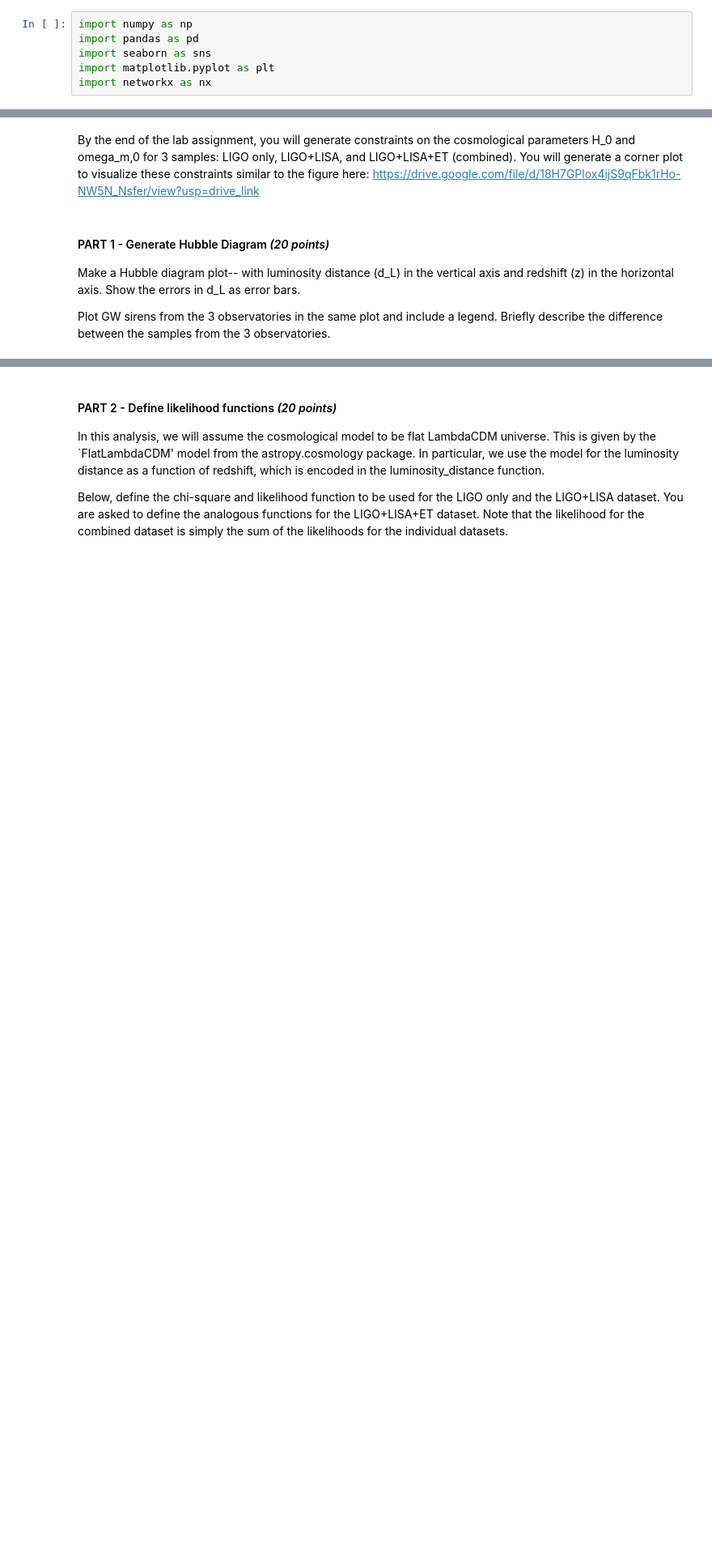
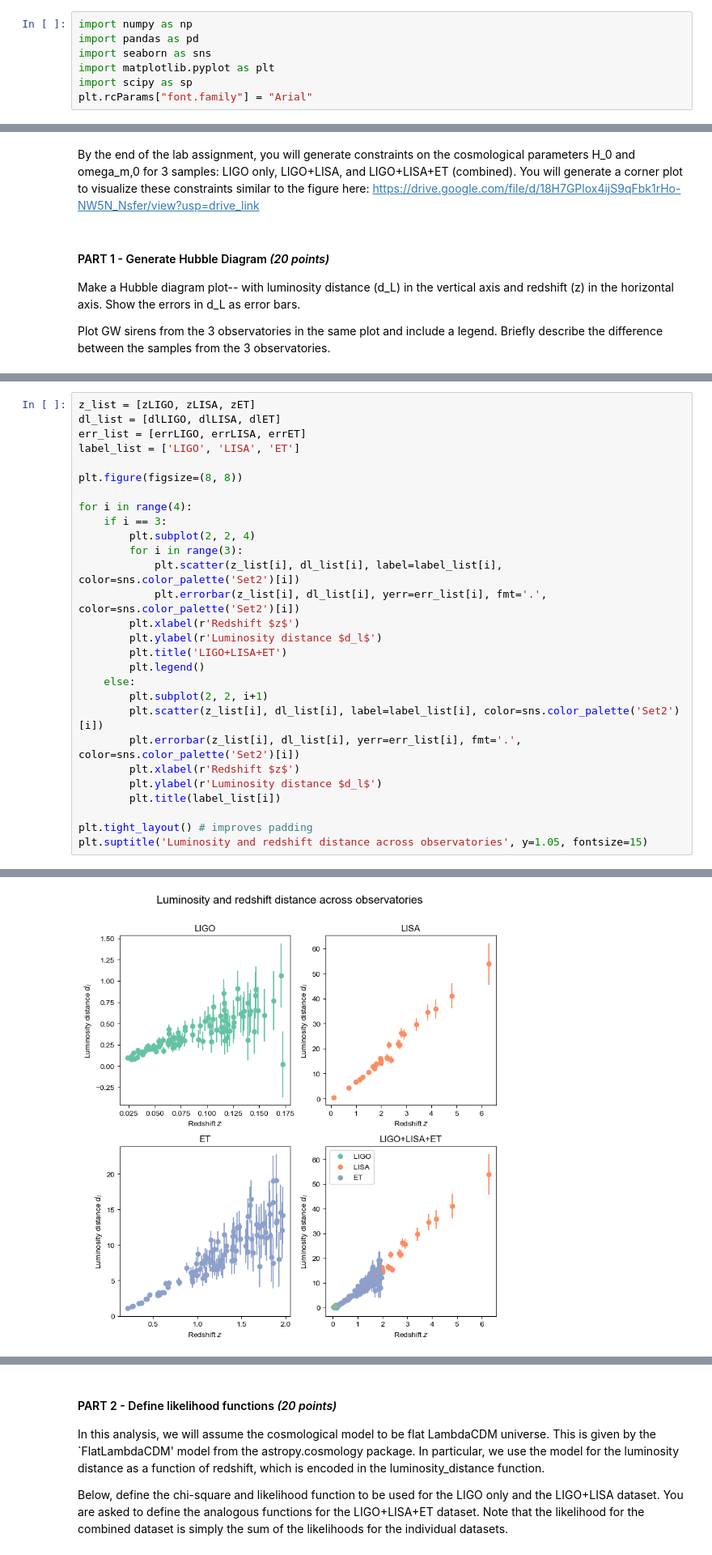
Before and after one commit to majavier26/App_Physics_157, a Jupyter notebook: Module C/C2/AP157_lab_assignment_C2.ipynb, the cells around one changed output, grey strips where cells are left out. Shown at 81% size. Cells and saved outputs as stored; diff of their text form; blank space fills up the shorter version.

```diff
--- a/Module C/C2/AP157_lab_assignment_C2.ipynb
+++ b/Module C/C2/AP157_lab_assignment_C2.ipynb
@@ -47,7 +47,8 @@ import numpy as np
 import pandas as pd
 import seaborn as sns
 import matplotlib.pyplot as plt
-import networkx as nx
+import scipy as sp
+plt.rcParams["font.family"] = "Arial"
 # %%
 ligo_data = pd.read_csv('LIGO.csv')
 lisa_data = pd.read_csv('LISA.csv')
@@ -115,0 +70,29 @@ plt.show()
+# %%
+z_list = [zLIGO, zLISA, zET]
+dl_list = [dlLIGO, dlLISA, dlET]
+err_list = [errLIGO, errLISA, errET]
+label_list = ['LIGO', 'LISA', 'ET']
+
+plt.figure(figsize=(8, 8))
+
+for i in range(4):
+    if i == 3:
+        plt.subplot(2, 2, 4)
+        for i in range(3):
+            plt.scatter(z_list[i], dl_list[i], label=label_list[i], color=sns.color_palette('Set2')[i])
+            plt.errorbar(z_list[i], dl_list[i], yerr=err_list[i], fmt='.', color=sns.color_palette('Set2')[i])
+        plt.xlabel(r'Redshift $z$')
+        plt.ylabel(r'Luminosity distance $d_l$')
+        plt.title('LIGO+LISA+ET')
+        plt.legend()
+    else:
+        plt.subplot(2, 2, i+1)
+        plt.scatter(z_list[i], dl_list[i], label=label_list[i], color=sns.color_palette('Set2')[i])
+        plt.errorbar(z_list[i], dl_list[i], yerr=err_list[i], fmt='.', color=sns.color_palette('Set2')[i])
+        plt.xlabel(r'Redshift $z$')
+        plt.ylabel(r'Luminosity distance $d_l$')
+        plt.title(label_list[i])
+
+plt.tight_layout() # improves padding
+plt.suptitle('Luminosity and redshift distance across observatories', y=1.05, fontsize=15)
+# %% [output]
@@ -115,0 +100 @@ plt.show()
+[figure, added]
```
Also changed, not shown: parts of 18 cells of this notebook.
